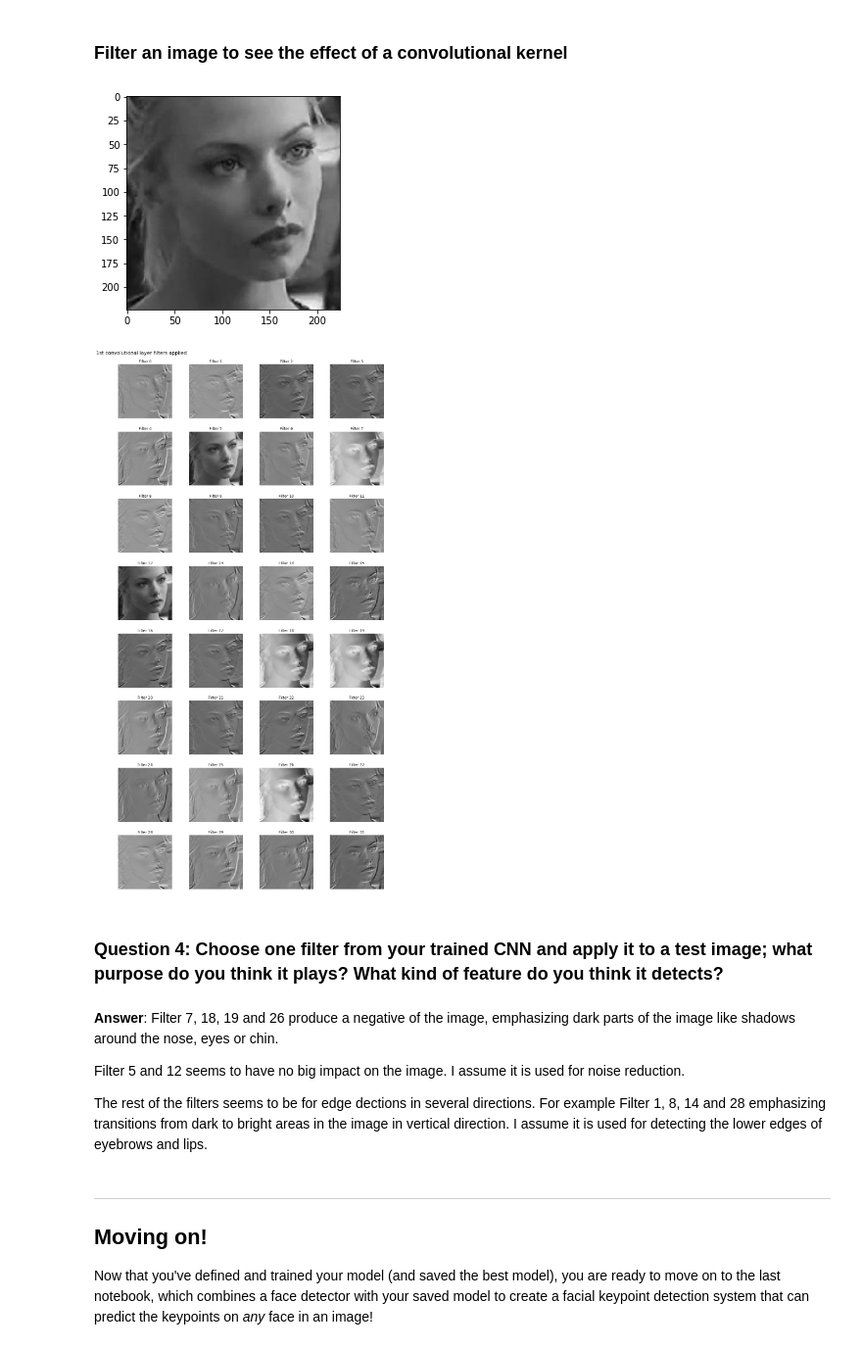
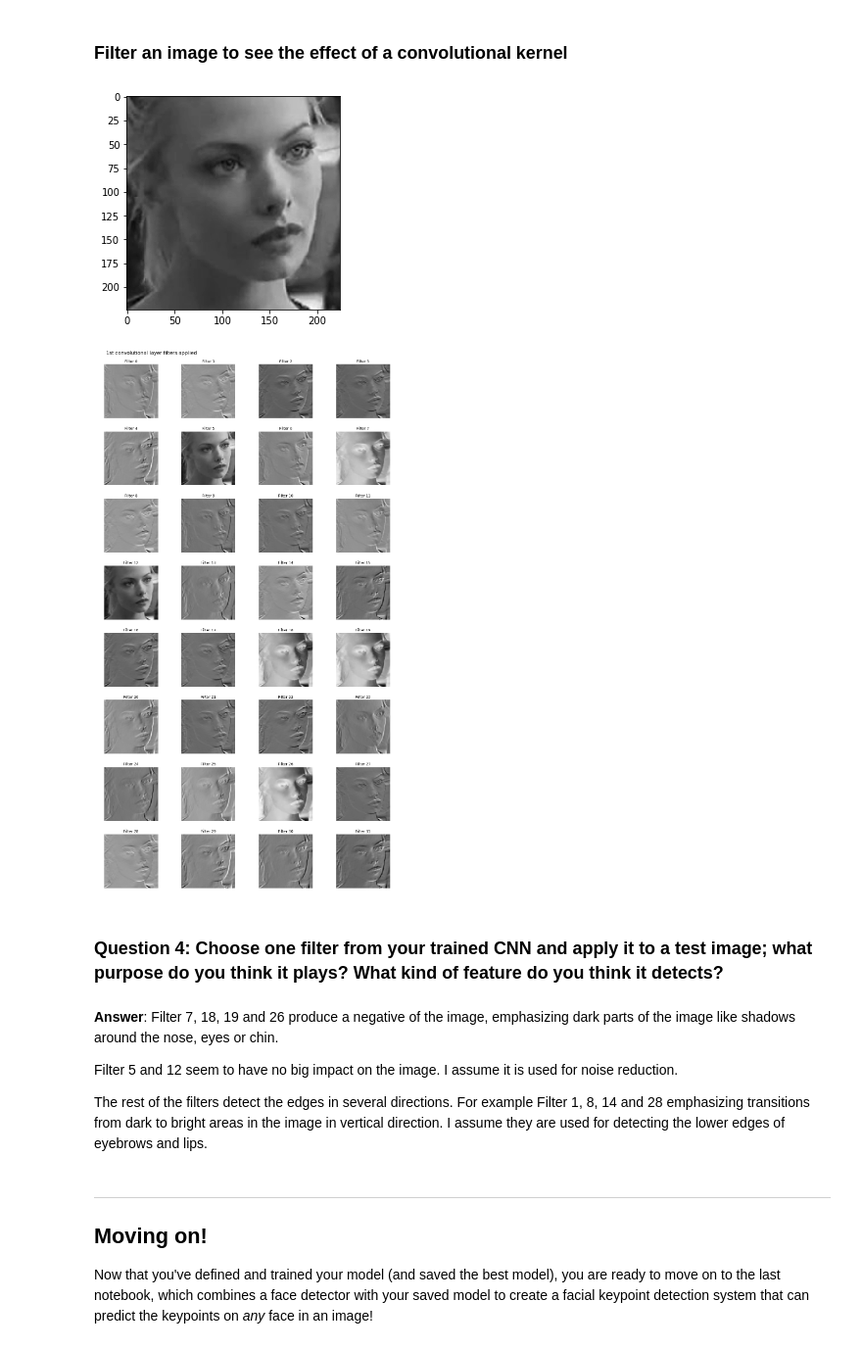
Before and after one commit to ChrisShepherd81/Facial-Keypoints, a Jupyter notebook: 2. Define the Network Architecture.ipynb, the cells around one changed output. Shown at 98% size. Saved outputs shown, nothing was run; the diff lists cells and outputs as text; code cells hidden in the pictures.

```diff
--- a/2. Define the Network Architecture.ipynb
+++ b/2. Define the Network Architecture.ipynb
@@ -478,40 +478,40 @@ Each CNN has at least one convolutional layer that is composed of stacked filter
 # %%
 import cv2
 
 #load in and display any image from the transformed test dataset
 image = test_images[8].data   # get the image from it's Variable wrapper
 image = image.numpy()   # convert to numpy array from a Tensor
 image = np.squeeze(np.transpose(image, (1, 2, 0)))   # transpose to go from torch to numpy image
 plt.imshow(image, cmap='gray')
 plt.show()
 
 plt.close('all')
 
 fig = plt.figure(figsize=(25,25))
 fig.suptitle("1st convolutional layer filters applied", fontsize=16, y=1.0)
 
 for filter_index in range(net.conv1.weight.data.shape[0]):
     weights = net.conv1.weight.data[filter_index][0]
     filtered_image = cv2.filter2D(image, -1, weights.numpy())
     sub = plt.subplot(8,4,filter_index+1)
     sub.set_title("Filter " + str(filter_index))
     plt.imshow(filtered_image, cmap='gray')
     plt.axis('off')
 
-fig.tight_layout(rect=[0.4, 0.0, 1, 0.99], w_pad=0.0)
+fig.tight_layout(rect=[0.35, 0.0, 1, 0.99], w_pad=0.0)
 plt.show()
 # %% [output]
 [figure]
-[figure, old version]
+[figure, new version]
 # %% [markdown]
 ### Question 4: Choose one filter from your trained CNN and apply it to a test image; what purpose do you think it plays? What kind of feature do you think it detects?
 # %% [markdown]
 **Answer**:
 Filter 7, 18, 19 and 26 produce a negative of the image, emphasizing dark parts of the image like shadows around the nose, eyes or chin.
 
-Filter 5 and 12 seems to have no big impact on the image. I assume it is used for noise reduction.
+Filter 5 and 12 seem to have no big impact on the image. I assume it is used for noise reduction.
 
-The rest of the filters seems to be for edge dections in several directions. For example Filter 1, 8, 14 and 28 emphasizing transitions from dark to bright areas in the image in vertical direction. I assume it is used for detecting the lower edges of eyebrows and lips.
+The rest of the filters detect the edges in several directions. For example Filter 1, 8, 14 and 28 emphasizing transitions from dark to bright areas in the image in vertical direction. I assume they are used for detecting the lower edges of eyebrows and lips.
 # %% [markdown]
 ---
 ## Moving on!
```
Also changed, not shown: parts of 3 cells of this notebook.
